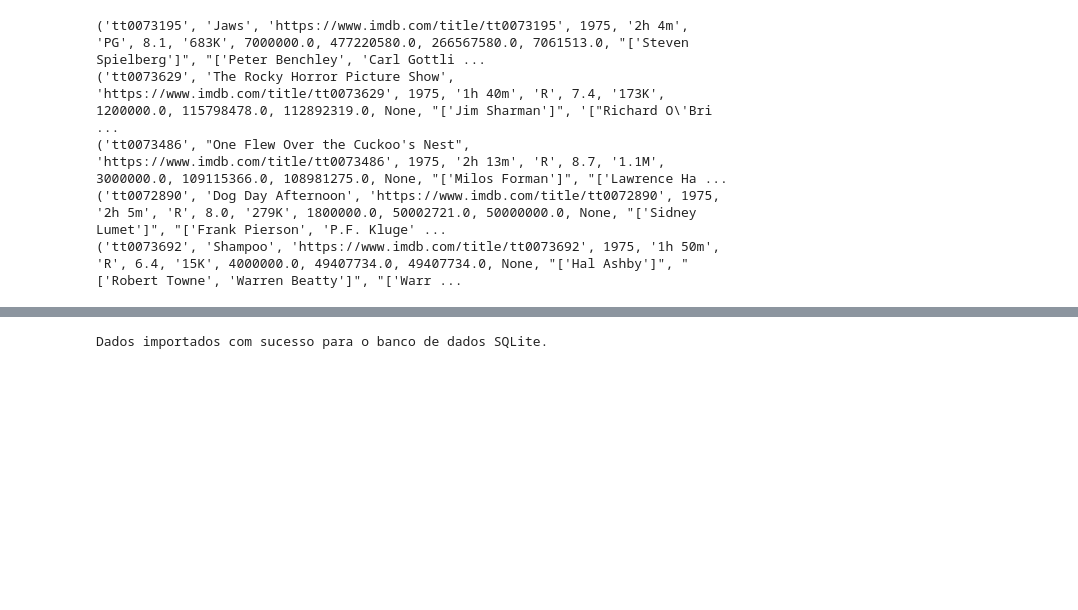
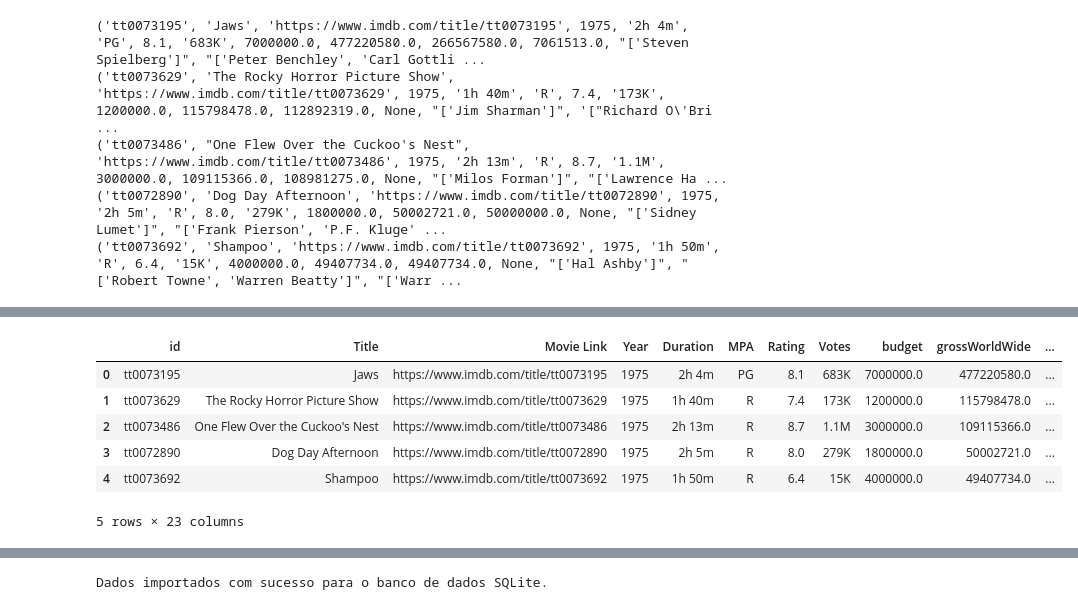
Before and after one commit to alunosilaspo/projeto-filme, a Jupyter notebook: notebooks/consultas.ipynb, the cells around one changed output, grey strips where cells are left out. Drawn from its saved outputs; the diff is of its cells as text; code cells hidden in the pictures; blank space fills up the shorter version.

```diff
--- a/notebooks/consultas.ipynb
+++ b/notebooks/consultas.ipynb
@@ -60,0 +70,11 @@ for dado in dados:
+# %%
+# 5 primeiras linhas
+dados_df.head()
+# %% [output]
+|  | id | Title | Movie Link | Year | Duration | MPA | Rating | Votes | budget | grossWorldWide | ... |
+| 0 | tt0073195 | Jaws | https://www.imdb.com/title/tt0073195 | 1975 | 2h 4m | PG | 8.1 | 683K | 7000000.0 | 477220580.0 | ... |
+| 1 | tt0073629 | The Rocky Horror Picture Show | https://www.imdb.com/title/tt0073629 | 1975 | 1h 40m | R | 7.4 | 173K | 1200000.0 | 115798478.0 | ... |
+| 2 | tt0073486 | One Flew Over the Cuckoo's Nest | https://www.imdb.com/title/tt0073486 | 1975 | 2h 13m | R | 8.7 | 1.1M | 3000000.0 | 109115366.0 | ... |
+| 3 | tt0072890 | Dog Day Afternoon | https://www.imdb.com/title/tt0072890 | 1975 | 2h 5m | R | 8.0 | 279K | 1800000.0 | 50002721.0 | ... |
+| 4 | tt0073692 | Shampoo | https://www.imdb.com/title/tt0073692 | 1975 | 1h 50m | R | 6.4 | 15K | 4000000.0 | 49407734.0 | ... |
+5 rows × 23 columns
```
Also changed, not shown: parts of 19 cells of this notebook.
